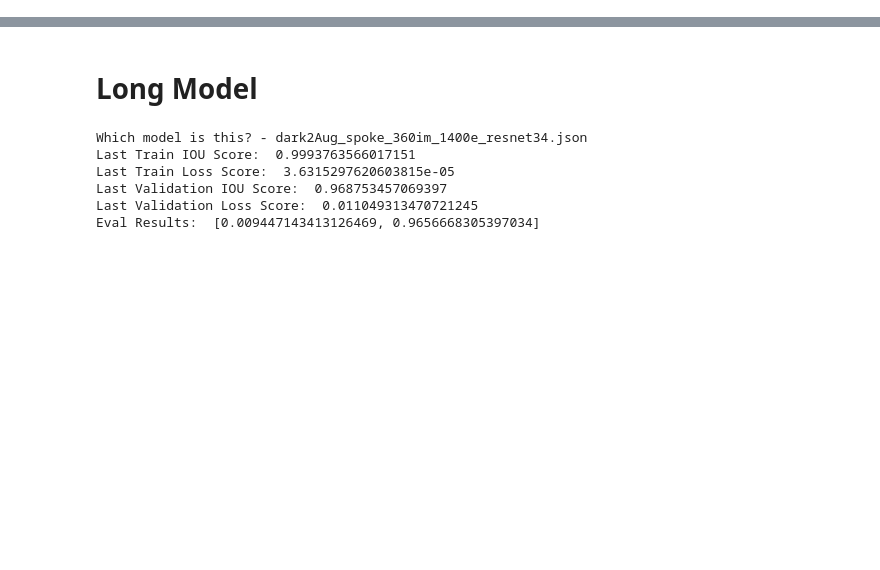
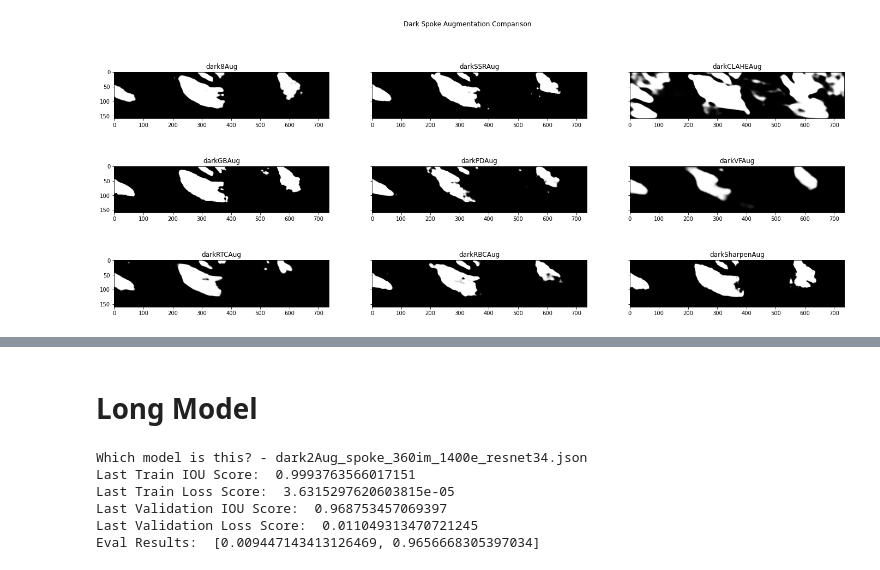
Before and after one commit to Yugadeep/Spokes_ML, a Jupyter notebook: jupyter_testing/augmentation_testing/model_panel.ipynb, the cells around one changed output, grey strips where cells are left out. Drawn from its saved outputs; the diff is of its cells as text; code cells hidden in the pictures; blank space fills up the shorter version.

```diff
--- a/jupyter_testing/augmentation_testing/model_panel.ipynb
+++ b/jupyter_testing/augmentation_testing/model_panel.ipynb
@@ -82,0 +120,27 @@ Eval Results:  [0.671004056930542, 0.22477710247039795]
+# %%
+f, axes = plt.subplots(3, 3, sharey=True, figsize=(24,9))
+f.suptitle("Dark Spoke Augmentation Comparison")
+axes = axes.flatten()
+
+img_list = [cv2.imread(img_path, cv2.IMREAD_GRAYSCALE)]
+img_list = normalize(np.array(img_list), axis=1)
+img = img_list[0].reshape((1, 160, 736))
+
+
+
+# print(model_paths)
+for axe, path in zip(axes, sorted(model_h5_paths, key = get_order)):
+    # print(path)
+    model_name = path.split("/")[-1].split("_")[0]
+
+    axe.set_title(model_name)
+    model = tf.keras.models.load_model(path, compile = False)
+    model.compile(optimizer = "Adam" , loss = "binary_crossentropy", metrics = [sm.metrics.IOUScore()],)
+
+
+    prediction = model.predict(img, verbose = False)
+    prediction = prediction.reshape((160, 736))
+
+    axe.imshow(prediction, cmap = "gray")
+# %% [output]
+[figure, added]
```
Also changed, not shown: parts of 12 cells of this notebook, 4 other files.
